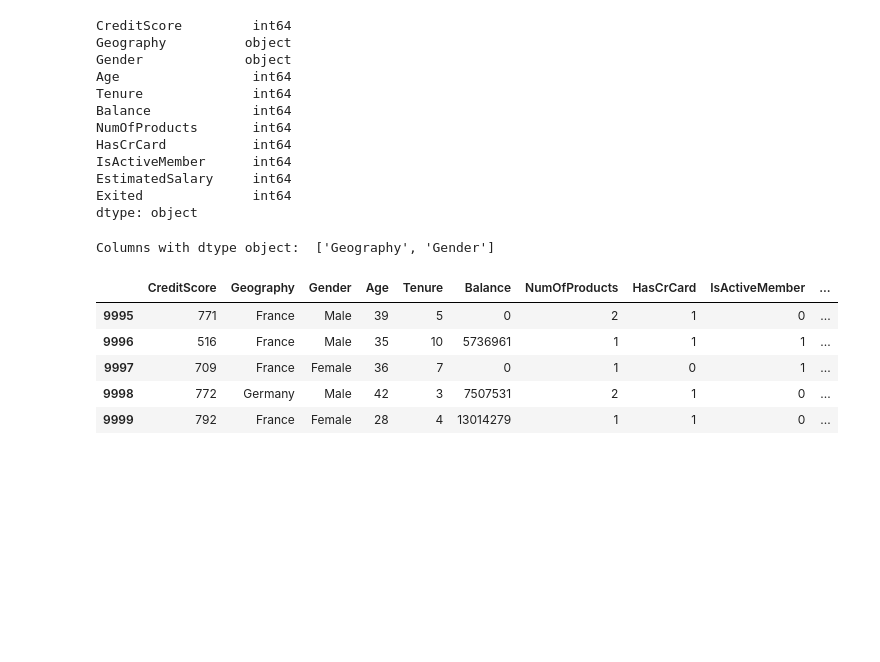
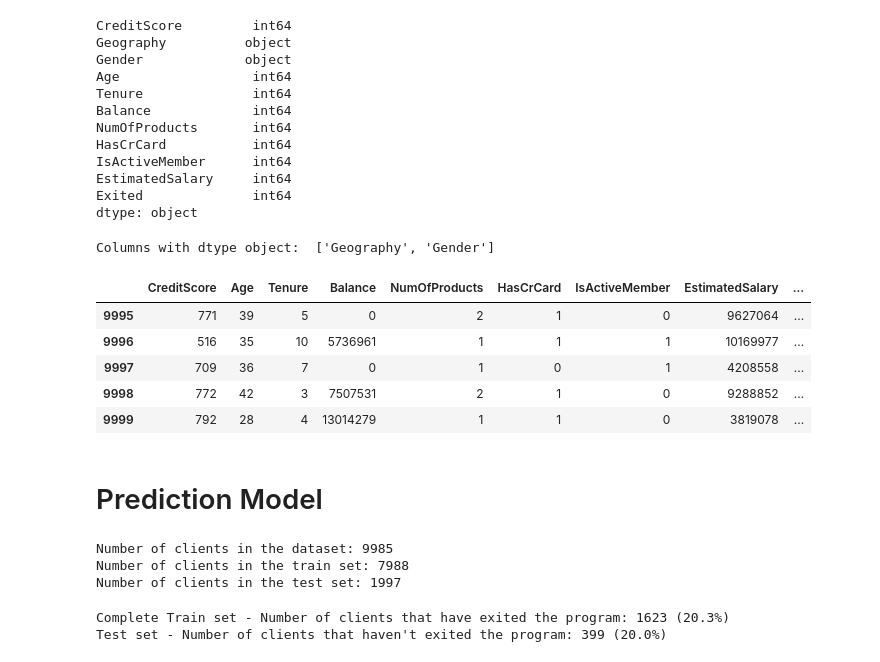
Before and after one commit to EmilyCaroline/BankCustomerChurnPrediction, a Jupyter notebook: main.ipynb, the cells around one changed output. Cells and saved outputs as stored; diff of their text form; code cells hidden in the pictures; blank space fills up the shorter version.

```diff
--- a/main.ipynb
+++ b/main.ipynb
@@ -530,29 +525,62 @@ dtype: object
 # %%
 #Geography and Gender are categorical features
 
 #append categorical features into a list
 columns_obj = []
 count = 0
 for x in df.columns:
     if df.dtypes[count] == object:
         columns_obj.append(x)
         count = count+1
     else:
         count = count+1
 
 print('Columns with dtype object: ',columns_obj)
 #convert into numeric values
 le = LabelEncoder()
 for col in columns_obj:
     df[col+'_dummy'] = le.fit_transform(df[col])
 
+#select object column name
+object_columns = list(df.select_dtypes(include=['object']).columns)
+
+#drop column with data type object
+df = df.drop(columns=object_columns)
+
 
 df.tail()
 # %% [output]
 Columns with dtype object:  ['Geography', 'Gender']
-|  | CreditScore | Geography | Gender | Age | Tenure | Balance | NumOfProducts | HasCrCard | IsActiveMember | ... |
-| 9995 | 771 | France | Male | 39 | 5 | 0 | 2 | 1 | 0 | ... |
-| 9996 | 516 | France | Male | 35 | 10 | 5736961 | 1 | 1 | 1 | ... |
-| 9997 | 709 | France | Female | 36 | 7 | 0 | 1 | 0 | 1 | ... |
-| 9998 | 772 | Germany | Male | 42 | 3 | 7507531 | 2 | 1 | 0 | ... |
-| 9999 | 792 | France | Female | 28 | 4 | 13014279 | 1 | 1 | 0 | ... |
+|  | CreditScore | Age | Tenure | Balance | NumOfProducts | HasCrCard | IsActiveMember | EstimatedSalary | ... |
+| 9995 | 771 | 39 | 5 | 0 | 2 | 1 | 0 | 9627064 | ... |
+| 9996 | 516 | 35 | 10 | 5736961 | 1 | 1 | 1 | 10169977 | ... |
+| 9997 | 709 | 36 | 7 | 0 | 1 | 0 | 1 | 4208558 | ... |
+| 9998 | 772 | 42 | 3 | 7507531 | 2 | 1 | 0 | 9288852 | ... |
+| 9999 | 792 | 28 | 4 | 13014279 | 1 | 1 | 0 | 3819078 | ... |
+# %% [markdown]
+# Prediction Model
+# %%
+#split the data set into 80% and 20%, train and test sets respectively.
+
+train, test = train_test_split(df, test_size = 0.2, random_state = 1)
+
+
+print('Number of clients in the dataset: {}'.format(len(df)))
+print('Number of clients in the train set: {}'.format(len(train)))
+print('Number of clients in the test set: {}'.format(len(test)))
+# %% [output]
+Number of clients in the dataset: 9985
+Number of clients in the train set: 7988
+Number of clients in the test set: 1997
+# %%
+exited_train = len(train[train['Exited'] == 1]['Exited'])
+exited_train_perc = round(exited_train/len(train)*100,1)
+
+exited_test = len(test[test['Exited'] == 1]['Exited'])
+exited_test_perc = round(exited_test/len(test)*100,1)
+
+print('Complete Train set - Number of clients that have exited the program: {} ({}%)'.format(exited_train, exited_train_perc))
+print('Test set - Number of clients that haven\'t exited the program: {} ({}%)'.format(exited_test, exited_test_perc))
+# %% [output]
+Complete Train set - Number of clients that have exited the program: 1623 (20.3%)
+Test set - Number of clients that haven't exited the program: 399 (20.0%)
```
Also changed, not shown: parts of 15 cells of this notebook.
